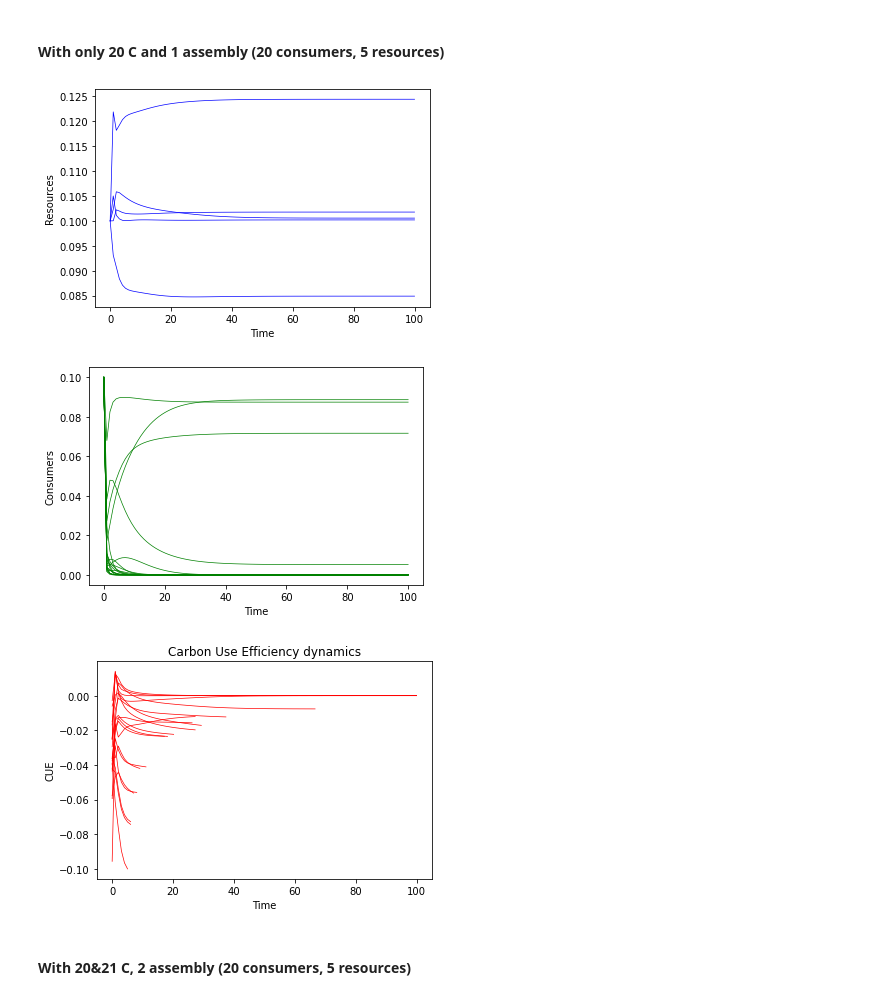
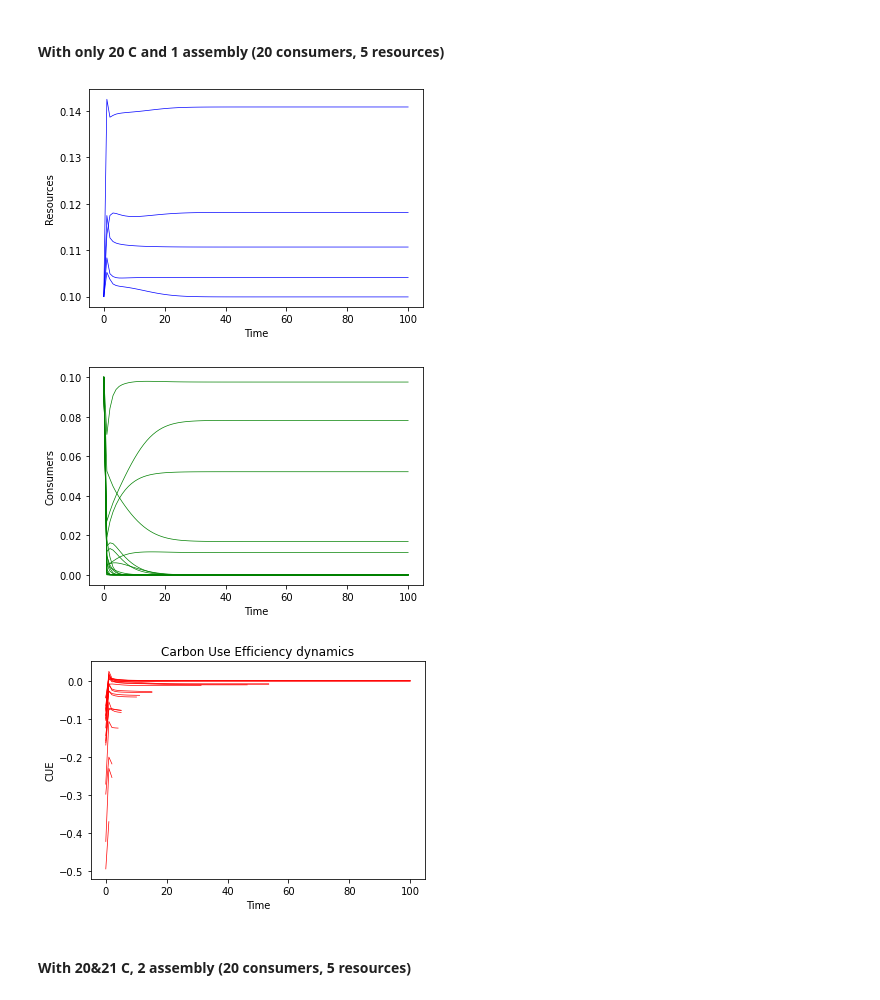
Before and after one commit to DaniDuan/CMEEProject, a Jupyter notebook: code/temp_microbial_CUE.ipynb, the cells around one changed output. Drawn from its saved outputs; the diff is of its cells as text; code cells hidden in the pictures.

```diff
--- a/code/temp_microbial_CUE.ipynb
+++ b/code/temp_microbial_CUE.ipynb
@@ -277,31 +281,32 @@ ass_temp_run(t_fin, N, M, t_n,  Tref, Ma, ass, x0, pk, Ea_D, typ, K)
 # %%
 from Bacteria_vector_modular import ass_temp_run
 import numpy as np
 
 ########## Setting Parameters ###########
 N = 20 # Number of consumers
 M = 5 # Number of resources
 
 # Temperature params
 Tref = 273.15 # Reference temperature Kelvin, 0 degrees C
-pk = 20 # Peak above Tref, degrees C
+pk_U = np.random.normal(25, 3, size = N)
+pk_R = pk_U + 2
 Ma = 1 # Mass
 Ea_D = np.repeat(3.5,N) # Deactivation energy
 t_n = 21 # Number of temperatures to run the model at, model starts at 20
 
 # Assembly
 ass = 1 # Assembly times at each temperature
 t_fin = 100 # Number of time steps for each temperature
 x0 = np.concatenate((np.full([N], (0.1)),np.full([M], (0.1)))) # Starting concentration for resources and consumers
 typ = 1 # Functional response, Type I or II
 K = 0.5 # Half saturation constant for Monod equation(Type II)
 
 ########## Running Model ###########
-ass_temp_run(t_fin, N, M, t_n,  Tref, Ma, ass, x0, pk, Ea_D, typ, K)
+ass_temp_run(t_fin, N, M, t_n,  Tref, Ma, ass, x0, pk_R, pk_U, Ea_D, typ, K)
 # %% [output]
-[figure, old version]
+[figure, new version]
-[figure, old version]
+[figure, new version]
-[figure, old version]
+[figure, new version]
 # %% [markdown]
 #### With 20&21 C, 2 assembly (20 consumers, 5 resources)
 # %%
```
Also changed, not shown: parts of 9 cells of this notebook, 2 other files.
